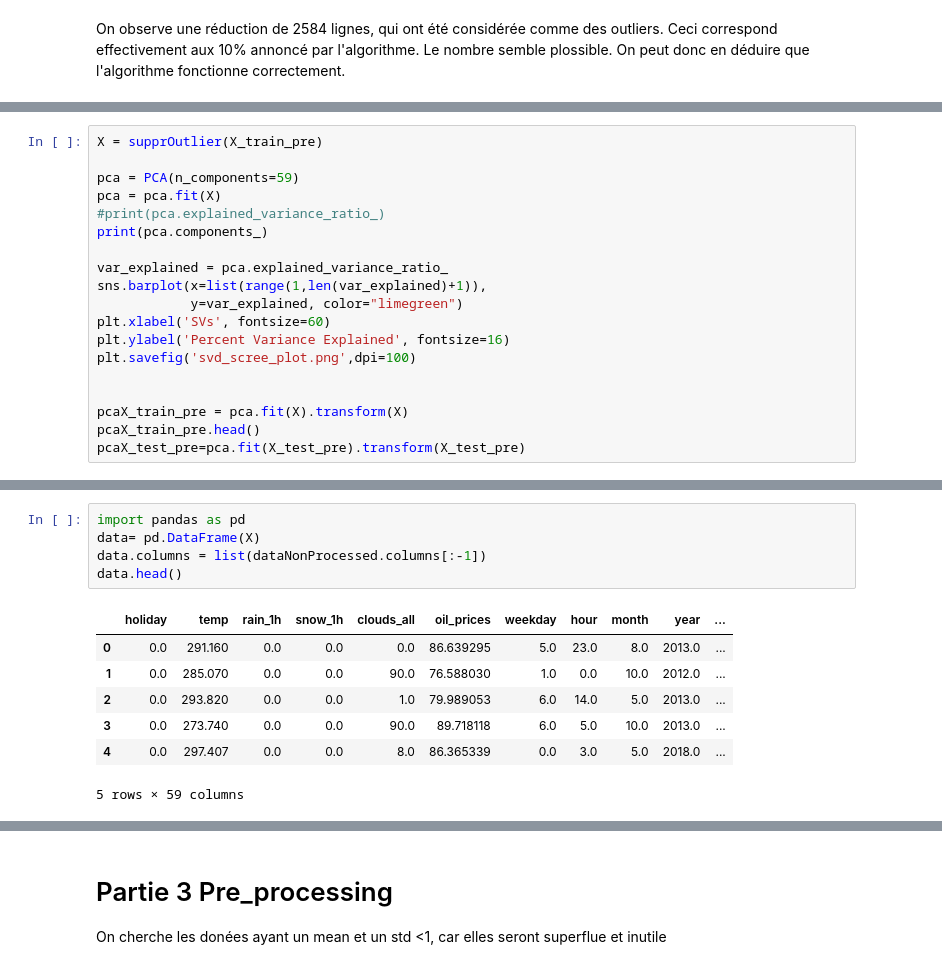
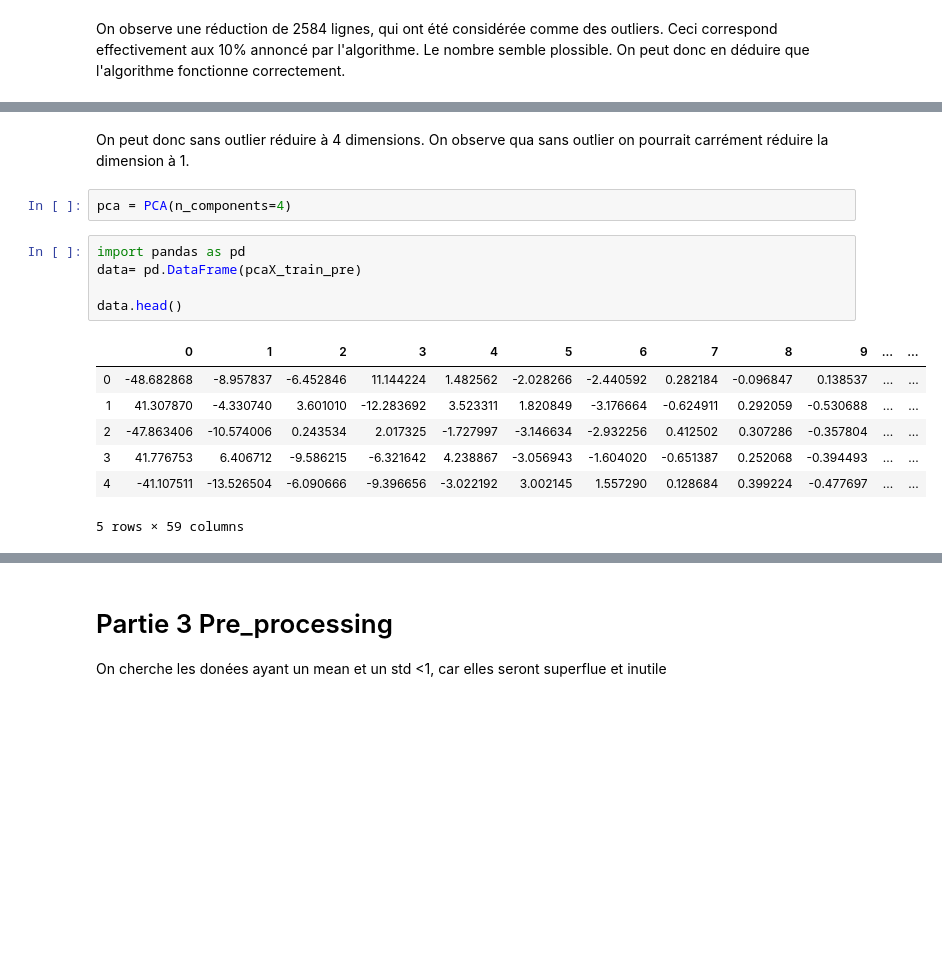
Before and after one commit to jf-pnj/velo, a Jupyter notebook: starting_kit/README_pre_processing.ipynb, the cells around one changed output, grey strips where cells are left out. Saved outputs shown, nothing was run; the diff lists cells and outputs as text; blank space fills up the shorter version.

```diff
--- a/starting_kit/README_pre_processing.ipynb
+++ b/starting_kit/README_pre_processing.ipynb
@@ -164,19 +165,0 @@ Info file found : /home/tp-home003/jgassie/projects/velo/starting_kit/public_dat
-# %%
-X = supprOutlier(X_train_pre)
-
-pca = PCA(n_components=59)
-pca = pca.fit(X)
-#print(pca.explained_variance_ratio_)
-print(pca.components_)
-
-var_explained = pca.explained_variance_ratio_
-sns.barplot(x=list(range(1,len(var_explained)+1)),
-            y=var_explained, color="limegreen")
-plt.xlabel('SVs', fontsize=60)
-plt.ylabel('Percent Variance Explained', fontsize=16)
-plt.savefig('svd_scree_plot.png',dpi=100)
-
-
-pcaX_train_pre = pca.fit(X).transform(X)
-pcaX_train_pre.head()
-pcaX_test_pre=pca.fit(X_test_pre).transform(X_test_pre)
@@ -200,14 +202,19 @@ AttributeError: 'numpy.ndarray' object has no attribute 'head'
+# %% [markdown]
+On peut donc sans outlier réduire à 4 dimensions.
+On observe qua sans outlier on pourrait carrément réduire la dimension à 1.
+# %%
+pca = PCA(n_components=4)
 # %%
 import pandas as pd
-data= pd.DataFrame(X)
-data.columns = list(dataNonProcessed.columns[:-1])
+data= pd.DataFrame(pcaX_train_pre)
+
 data.head()
 # %% [output]
-|  | holiday | temp | rain_1h | snow_1h | clouds_all | oil_prices | weekday | hour | month | year | ... |
-| 0 | 0.0 | 291.160 | 0.0 | 0.0 | 0.0 | 86.639295 | 5.0 | 23.0 | 8.0 | 2013.0 | ... |
-| 1 | 0.0 | 285.070 | 0.0 | 0.0 | 90.0 | 76.588030 | 1.0 | 0.0 | 10.0 | 2012.0 | ... |
-| 2 | 0.0 | 293.820 | 0.0 | 0.0 | 1.0 | 79.989053 | 6.0 | 14.0 | 5.0 | 2013.0 | ... |
-| 3 | 0.0 | 273.740 | 0.0 | 0.0 | 90.0 | 89.718118 | 6.0 | 5.0 | 10.0 | 2013.0 | ... |
-| 4 | 0.0 | 297.407 | 0.0 | 0.0 | 8.0 | 86.365339 | 0.0 | 3.0 | 5.0 | 2018.0 | ... |
+|  | 0 | 1 | 2 | 3 | 4 | 5 | 6 | 7 | 8 | 9 | ... | ... |
+| 0 | -48.682868 | -8.957837 | -6.452846 | 11.144224 | 1.482562 | -2.028266 | -2.440592 | 0.282184 | -0.096847 | 0.138537 | ... | ... |
+| 1 | 41.307870 | -4.330740 | 3.601010 | -12.283692 | 3.523311 | 1.820849 | -3.176664 | -0.624911 | 0.292059 | -0.530688 | ... | ... |
+| 2 | -47.863406 | -10.574006 | 0.243534 | 2.017325 | -1.727997 | -3.146634 | -2.932256 | 0.412502 | 0.307286 | -0.357804 | ... | ... |
+| 3 | 41.776753 | 6.406712 | -9.586215 | -6.321642 | 4.238867 | -3.056943 | -1.604020 | -0.651387 | 0.252068 | -0.394493 | ... | ... |
+| 4 | -41.107511 | -13.526504 | -6.090666 | -9.396656 | -3.022192 | 3.002145 | 1.557290 | 0.128684 | 0.399224 | -0.477697 | ... | ... |
 5 rows × 59 columns
 # %%
```
Also changed, not shown: parts of 14 cells of this notebook.
